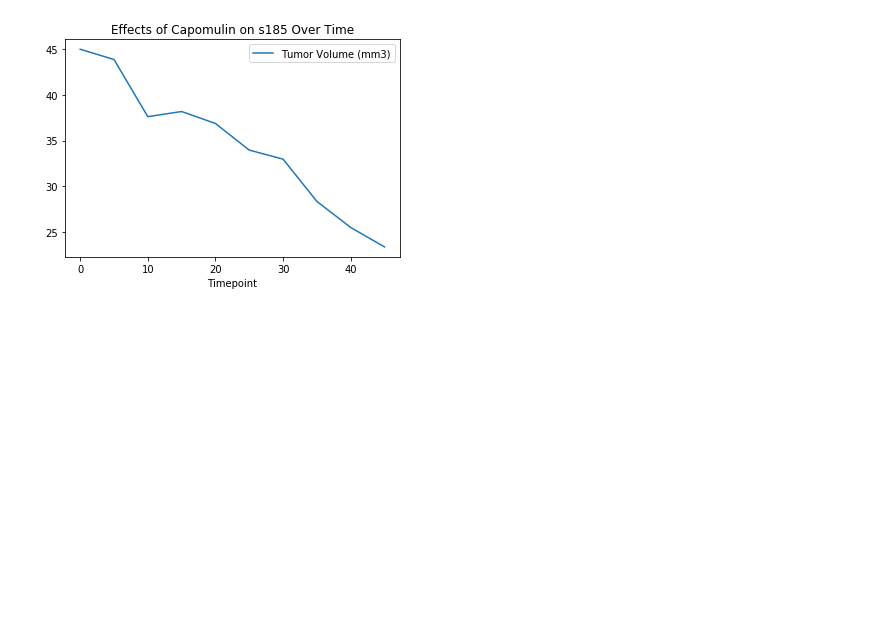
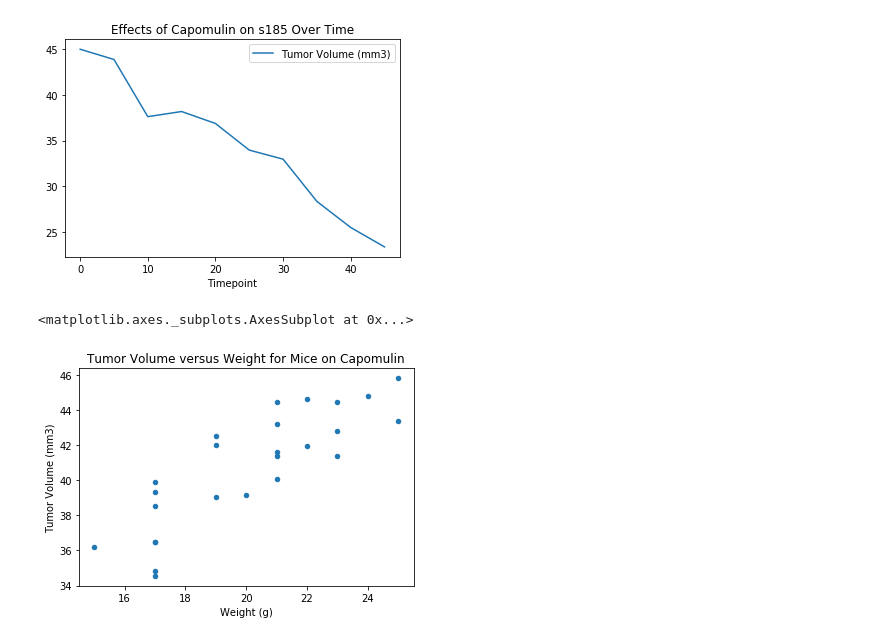
Before and after one commit to blackdenarius307/Matplotlib-Challenge, a Jupyter notebook: The Power of Plots.ipynb, the cells around one changed output. Saved outputs shown, nothing was run; the diff lists cells and outputs as text; code cells hidden in the pictures; blank space fills up the shorter version.

Commit message:
Scatter Plot done

```diff
--- a/The Power of Plots.ipynb
+++ b/The Power of Plots.ipynb
@@ -203,3 +203,14 @@ Experimentplot = Singlemouse_df.plot.line(x = 'Timepoint', y='Tumor Volume (mm3)
                                           title = 'Effects of Capomulin on s185 Over Time' )
 # %% [output]
 [figure]
+# %%
+# Generate a scatter plot of mouse weight versus average tumor volume for the Capomulin regimen
+grpweight = Capomulinmice_df.groupby('Mouse ID')['Weight (g)', ('Tumor Volume (mm3)')]
+Scatter_df = grpweight.agg(['mean'])
+Scatter_df
+
+Scatter_df.plot(kind = 'scatter', x = 'Weight (g)', y = 'Tumor Volume (mm3)',\
+            title = 'Tumor Volume versus Weight for Mice on Capomulin')
+# %% [output]
+<matplotlib.axes._subplots.AxesSubplot at 0x...>
+[figure, added]
```
